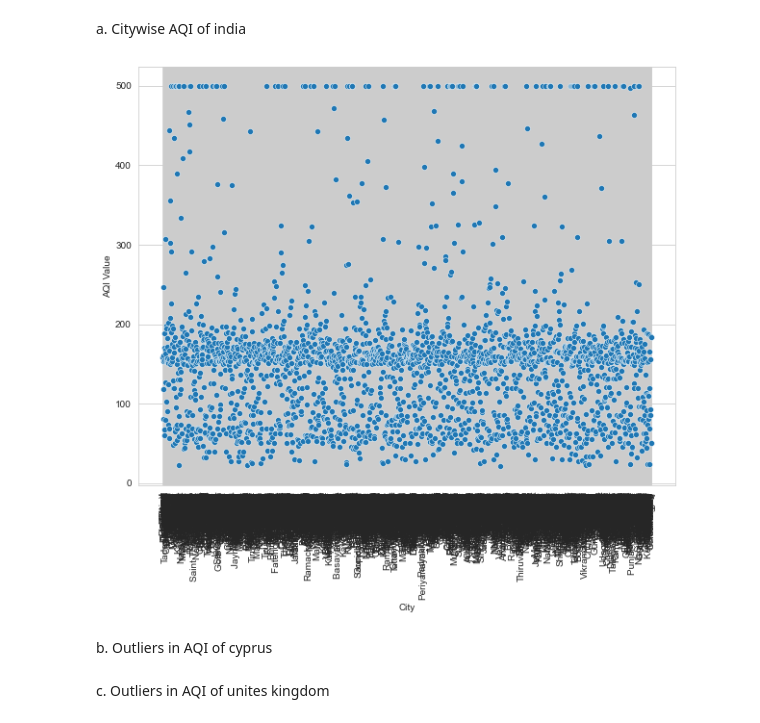
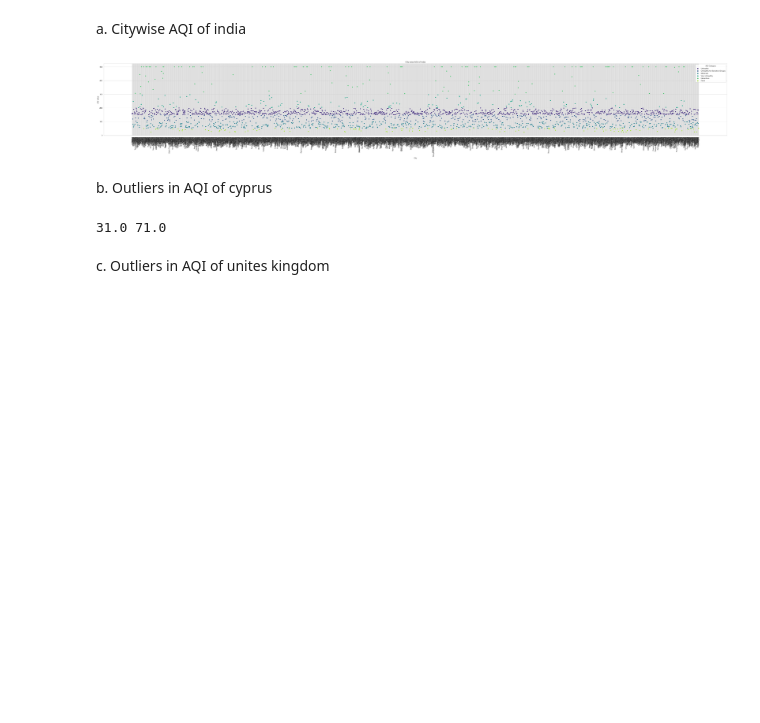
Before and after one commit to KaustubhBhor11/Data-Analytics-CDAC, a Jupyter notebook: practice_questions.ipynb, the cells around one changed output. Cells and saved outputs as stored; diff of their text form; code cells hidden in the pictures; blank space fills up the shorter version.

```diff
--- a/practice_questions.ipynb
+++ b/practice_questions.ipynb
@@ -257,14 +328,38 @@ aqi_df.head()
 # %% [markdown]
 a. Citywise AQI of india
 # %%
-india_data = aqi_df[df['Country'] == 'India']
-plt.figure(figsize=(10,8))
-sns.scatterplot(data=india_data,x='City',y='AQI Value')
+# Filter data for India
+india_data = aqi_df[aqi_df['Country'] == 'India']
+
+# Plot city-wise AQI
+plt.figure(figsize=(50, 8))
+sns.scatterplot(data=india_data, x='City', y='AQI Value', hue='AQI Category', palette='viridis')
 plt.xticks(rotation=90)
+plt.xlabel('City')
+plt.ylabel('AQI Value')
+plt.title('City-wise AQI of India')
+plt.legend(title='AQI Category', loc='upper right')
+plt.tight_layout()
 plt.show()
 # %% [output]
-[figure, old version]
+[figure, new version]
 # %% [markdown]
 b. Outliers in AQI of cyprus
+# %%
+cyprus_df=aqi_df[aqi_df['Country']=='Cyprus']
+q1=np.quantile(cyprus_df['AQI Value'],0.25)
+q3=np.quantile(cyprus_df['AQI Value'],0.75)
+
+iqr=q3-q1
+
+lower_bound=q1-(1.5*iqr)
+upper_bound=q3+(1.5*iqr)
+
+outliers=cyprus_df[(cyprus_df['AQI Value']<lower_bound)|(cyprus_df['AQI Value']>upper_bound)]
+outliers
+
+print(lower_bound,upper_bound)
+# %% [output]
+31.0 71.0
 # %% [markdown]
 c. Outliers in AQI of unites kingdom
```
Also changed, not shown: parts of 8 cells of this notebook, 2 other files.
